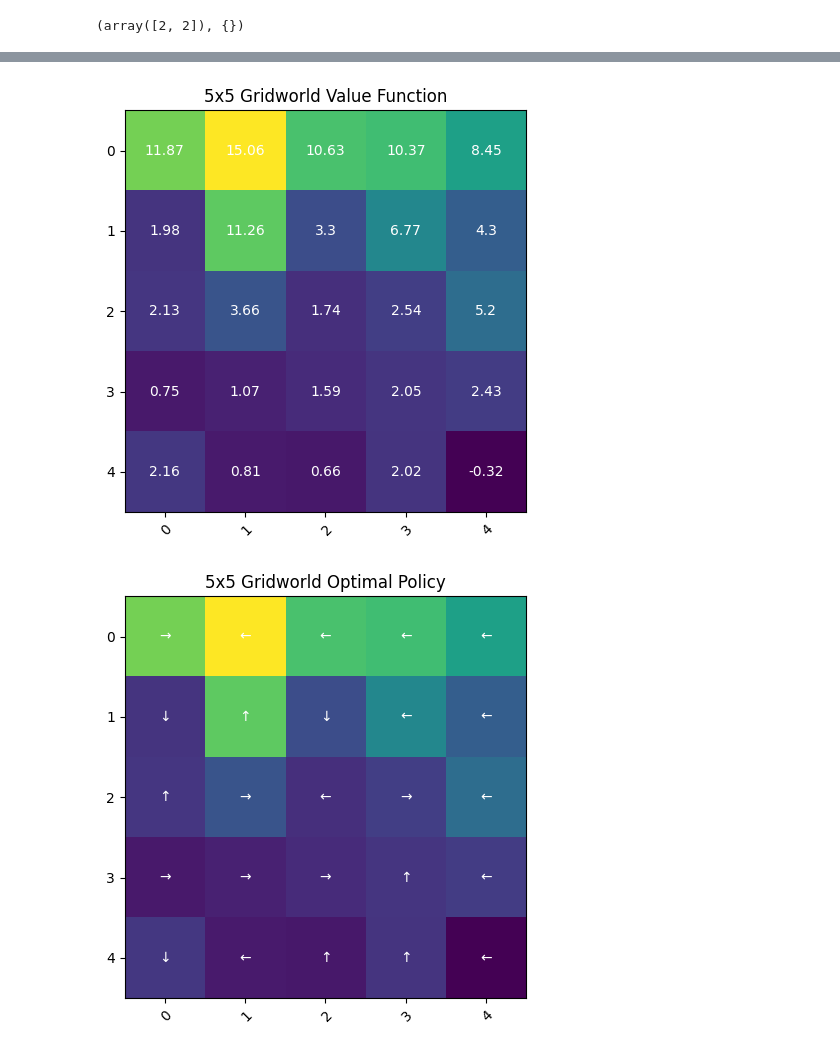
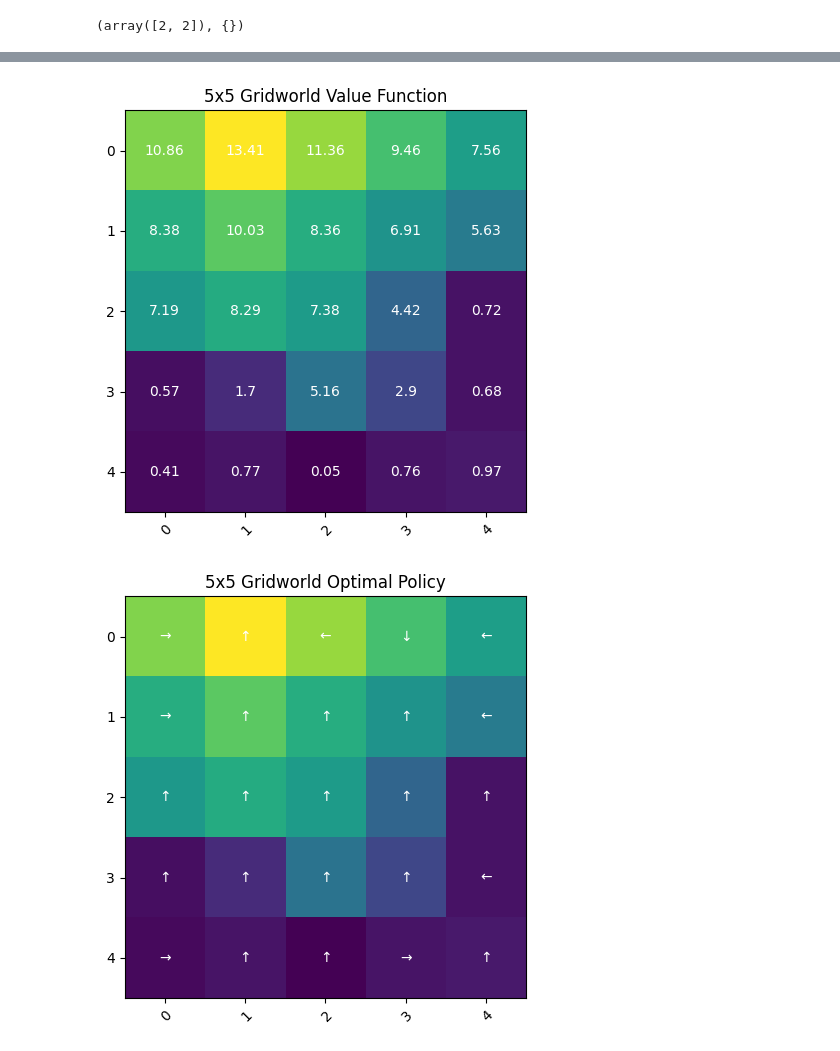
Before and after one commit to Fynn12345/DRL, a Jupyter notebook: sheet4/gridworlds/example_gridworld/B4A1.ipynb, the cells around one changed output, grey strips where cells are left out. Cells and saved outputs as stored; diff of their text form; code cells hidden in the pictures.

```diff
--- a/sheet4/gridworlds/example_gridworld/B4A1.ipynb
+++ b/sheet4/gridworlds/example_gridworld/B4A1.ipynb
@@ -376,16 +376,16 @@ def plot_learning_curves(avg_values_list, n_values):
     plt.title('Learning Curves for Different n')
     plt.legend()
     plt.show()
-V_1 = tdn(env, TDPolicy(exploration_factor=0.2, gamma = 0.8), num_episodes=100, alpha=0.9, n=1)
+V_1 = tdn(env, TDPolicy(exploration_factor=0.2, gamma = 0.8), num_episodes=1000, alpha=0.9, n=1)
 plot_gridworld(V_1[0], V_1[1])
-V_2 = tdn(env, TDPolicy(exploration_factor=0.2, gamma = 0.8), num_episodes=100, alpha=0.9, n=2)
+V_2 = tdn(env, TDPolicy(exploration_factor=0.2, gamma = 0.8), num_episodes=1000, alpha=0.9, n=2)
 plot_gridworld(V_2[0], V_2[1])
-V_3 = tdn(env, TDPolicy(exploration_factor=0.2, gamma = 0.8), num_episodes=100, alpha=0.9, n=3)
+V_3 = tdn(env, TDPolicy(exploration_factor=0.2, gamma = 0.8), num_episodes=1000, alpha=0.9, n=3)
 plot_gridworld(V_3[0], V_3[1])
-V_4 = tdn(env, TDPolicy(exploration_factor=0.2, gamma = 0.8), num_episodes=100, alpha=0.9, n=4)
+V_4 = tdn(env, TDPolicy(exploration_factor=0.2, gamma = 0.8), num_episodes=1000, alpha=0.9, n=4)
 plot_gridworld(V_4[0], V_4[1])
-V_5 = tdn(env, TDPolicy(exploration_factor=0.2, gamma = 0.8), num_episodes=100, alpha=0.9, n=5)
+V_5 = tdn(env, TDPolicy(exploration_factor=0.2, gamma = 0.8), num_episodes=1000, alpha=0.9, n=5)
 plot_gridworld(V_5[0], V_5[1])
-plot_q_values(V_5[1])
+# plot_q_values(V_50[1])
 plot_learning_curves([V_1[2], V_2[2], V_3[2], V_4[2], V_5[2]], [1, 2, 3, 4, 5])
 # %% [output]
@@ -400,2 +400,2 @@ plot_learning_curves([V_1[2], V_2[2], V_3[2], V_4[2], V_5[2]], [1, 2, 3, 4, 5])
-[figure, old version]
+[figure, new version]
-[figure, old version]
+[figure, new version]
```
Also changed, not shown: parts of 3 cells of this notebook.
